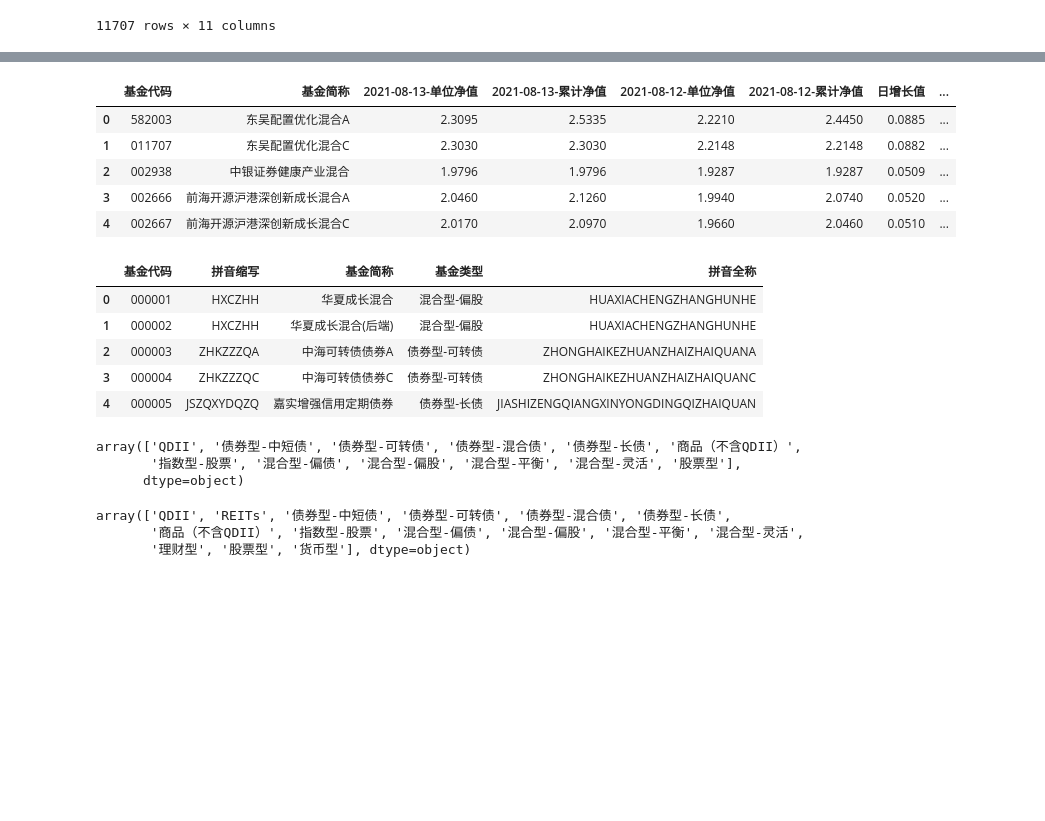
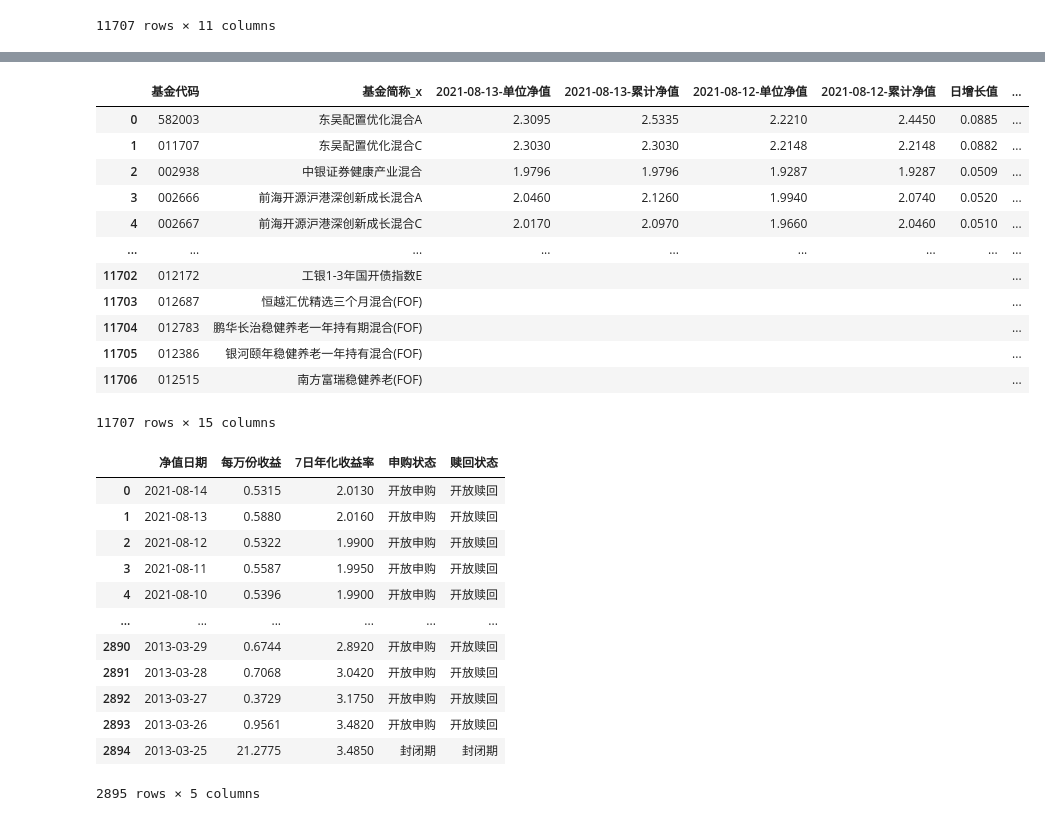
Before and after one commit to Seaaann/MyQuantReserch, a Jupyter notebook: Funds/funds basics.ipynb, the cells around one changed output, grey strips where cells are left out. Drawn from its saved outputs; the diff is of its cells as text; code cells hidden in the pictures; blank space fills up the shorter version.

```diff
--- a/Funds/funds basics.ipynb
+++ b/Funds/funds basics.ipynb
@@ -95,32 +42,35 @@ df, code = get_category_all_funds('股票型')
-# %%
-fund_em_open_fund_daily_df.head()
-# %% [output]
-|  | 基金代码 | 基金简称 | 2021-08-13-单位净值 | 2021-08-13-累计净值 | 2021-08-12-单位净值 | 2021-08-12-累计净值 | 日增长值 | ... |
-| 0 | 582003 | 东吴配置优化混合A | 2.3095 | 2.5335 | 2.2210 | 2.4450 | 0.0885 | ... |
-| 1 | 011707 | 东吴配置优化混合C | 2.3030 | 2.3030 | 2.2148 | 2.2148 | 0.0882 | ... |
-| 2 | 002938 | 中银证券健康产业混合 | 1.9796 | 1.9796 | 1.9287 | 1.9287 | 0.0509 | ... |
-| 3 | 002666 | 前海开源沪港深创新成长混合A | 2.0460 | 2.1260 | 1.9940 | 2.0740 | 0.0520 | ... |
-| 4 | 002667 | 前海开源沪港深创新成长混合C | 2.0170 | 2.0970 | 1.9660 | 2.0460 | 0.0510 | ... |
-# %%
-fund_em_fund_name_df.head()
-# %% [output]
-|  | 基金代码 | 拼音缩写 | 基金简称 | 基金类型 | 拼音全称 |
-| 0 | 000001 | HXCZHH | 华夏成长混合 | 混合型-偏股 | HUAXIACHENGZHANGHUNHE |
-| 1 | 000002 | HXCZHH | 华夏成长混合(后端) | 混合型-偏股 | HUAXIACHENGZHANGHUNHE |
-| 2 | 000003 | ZHKZZZQA | 中海可转债债券A | 债券型-可转债 | ZHONGHAIKEZHUANZHAIZHAIQUANA |
-| 3 | 000004 | ZHKZZZQC | 中海可转债债券C | 债券型-可转债 | ZHONGHAIKEZHUANZHAIZHAIQUANC |
-| 4 | 000005 | JSZQXYDQZQ | 嘉实增强信用定期债券 | 债券型-长债 | JIASHIZENGQIANGXINYONGDINGQIZHAIQUAN |
 # %%
 df = pd.merge(fund_em_open_fund_daily_df, fund_em_fund_name_df, on='基金代码')
-# %%
-np.unique(df['基金类型'].values)
-# %% [output]
-array(['QDII', '债券型-中短债', '债券型-可转债', '债券型-混合债', '债券型-长债', '商品（不含QDII）',
-       '指数型-股票', '混合型-偏债', '混合型-偏股', '混合型-平衡', '混合型-灵活', '股票型'],
-      dtype=object)
-# %%
-fund_categories
-# %% [output]
-array(['QDII', 'REITs', '债券型-中短债', '债券型-可转债', '债券型-混合债', '债券型-长债',
-       '商品（不含QDII）', '指数型-股票', '混合型-偏债', '混合型-偏股', '混合型-平衡', '混合型-灵活',
-       '理财型', '股票型', '货币型'], dtype=object)
+# %%
+df
+# %% [output]
+|  | 基金代码 | 基金简称_x | 2021-08-13-单位净值 | 2021-08-13-累计净值 | 2021-08-12-单位净值 | 2021-08-12-累计净值 | 日增长值 | ... |
+| 0 | 582003 | 东吴配置优化混合A | 2.3095 | 2.5335 | 2.2210 | 2.4450 | 0.0885 | ... |
+| 1 | 011707 | 东吴配置优化混合C | 2.3030 | 2.3030 | 2.2148 | 2.2148 | 0.0882 | ... |
+| 2 | 002938 | 中银证券健康产业混合 | 1.9796 | 1.9796 | 1.9287 | 1.9287 | 0.0509 | ... |
+| 3 | 002666 | 前海开源沪港深创新成长混合A | 2.0460 | 2.1260 | 1.9940 | 2.0740 | 0.0520 | ... |
+| 4 | 002667 | 前海开源沪港深创新成长混合C | 2.0170 | 2.0970 | 1.9660 | 2.0460 | 0.0510 | ... |
+| ... | ... | ... | ... | ... | ... | ... | ... | ... |
+| 11702 | 012172 | 工银1-3年国开债指数E |  |  |  |  |  | ... |
+| 11703 | 012687 | 恒越汇优精选三个月混合(FOF) |  |  |  |  |  | ... |
+| 11704 | 012783 | 鹏华长治稳健养老一年持有期混合(FOF) |  |  |  |  |  | ... |
+| 11705 | 012386 | 银河颐年稳健养老一年持有混合(FOF) |  |  |  |  |  | ... |
+| 11706 | 012515 | 南方富瑞稳健养老(FOF) |  |  |  |  |  | ... |
+11707 rows × 15 columns
+# %%
+fund_em_money_fund_info_df = ak.fund_em_money_fund_info(fund="000009")
+fund_em_money_fund_info_df
+# %% [output]
+|  | 净值日期 | 每万份收益 | 7日年化收益率 | 申购状态 | 赎回状态 |
+| 0 | 2021-08-14 | 0.5315 | 2.0130 | 开放申购 | 开放赎回 |
+| 1 | 2021-08-13 | 0.5880 | 2.0160 | 开放申购 | 开放赎回 |
+| 2 | 2021-08-12 | 0.5322 | 1.9900 | 开放申购 | 开放赎回 |
+| 3 | 2021-08-11 | 0.5587 | 1.9950 | 开放申购 | 开放赎回 |
+| 4 | 2021-08-10 | 0.5396 | 1.9900 | 开放申购 | 开放赎回 |
+| ... | ... | ... | ... | ... | ... |
+| 2890 | 2013-03-29 | 0.6744 | 2.8920 | 开放申购 | 开放赎回 |
+| 2891 | 2013-03-28 | 0.7068 | 3.0420 | 开放申购 | 开放赎回 |
+| 2892 | 2013-03-27 | 0.3729 | 3.1750 | 开放申购 | 开放赎回 |
+| 2893 | 2013-03-26 | 0.9561 | 3.4820 | 开放申购 | 开放赎回 |
+| 2894 | 2013-03-25 | 21.2775 | 3.4850 | 封闭期 | 封闭期 |
+2895 rows × 5 columns
```
Also changed, not shown: parts of 11 cells of this notebook, 1 other file.
